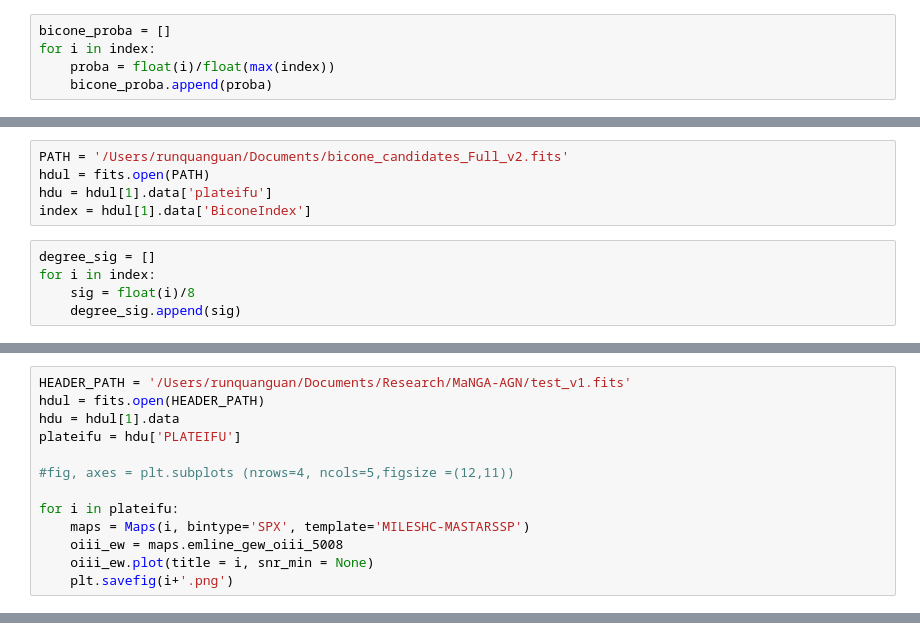
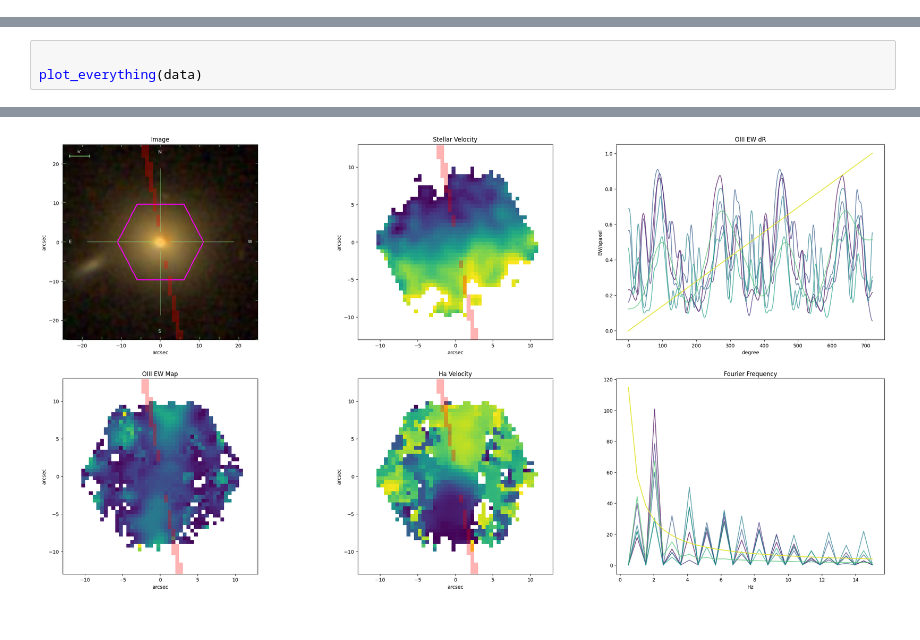
Before and after one commit to rqguan/MaNGA-AGN, a Jupyter notebook: 14. Bicone Verification.ipynb, the cells around one changed output, grey strips where cells are left out. Drawn from its saved outputs; the diff is of its cells as text.

Commit message:
visualization and new validation process

```diff
--- a/14. Bicone Verification.ipynb
+++ b/14. Bicone Verification.ipynb
@@ -63,5 +7,0 @@ float(max(index))
-# %%
-bicone_proba = []
-for i in index:
-    proba = float(i)/float(max(index))
-    bicone_proba.append(proba)
@@ -93,10 +7,0 @@ t.writeto('bicone_candidates_Full_v3.fits')
-# %%
-PATH = '/Users/runquanguan/Documents/bicone_candidates_Full_v2.fits'
-hdul = fits.open(PATH)
-hdu = hdul[1].data['plateifu']
-index = hdul[1].data['BiconeIndex']
-# %%
-degree_sig = []
-for i in index:
-    sig = float(i)/8
-    degree_sig.append(sig)
@@ -128,13 +7,0 @@ t.writeto('bicone_candidates_Full_v4.fits')
-# %%
-HEADER_PATH = '/Users/runquanguan/Documents/Research/MaNGA-AGN/test_v1.fits'
-hdul = fits.open(HEADER_PATH)
-hdu = hdul[1].data
-plateifu = hdu['PLATEIFU']
-
-#fig, axes = plt.subplots (nrows=4, ncols=5,figsize =(12,11))
-
-for i in plateifu:
-    maps = Maps(i, bintype='SPX', template='MILESHC-MASTARSSP')
-    oiii_ew = maps.emline_gew_oiii_5008
-    oiii_ew.plot(title = i, snr_min = None)
-    plt.savefig(i+'.png')
@@ -145,0 +183,4 @@ for i in plateifu:
+# %%
+
+plot_everything(data)
+# %% [output]
@@ -145,0 +188 @@ for i in plateifu:
+[figure, added]
```
Also changed, not shown: parts of 17 cells of this notebook, 4 other files.
